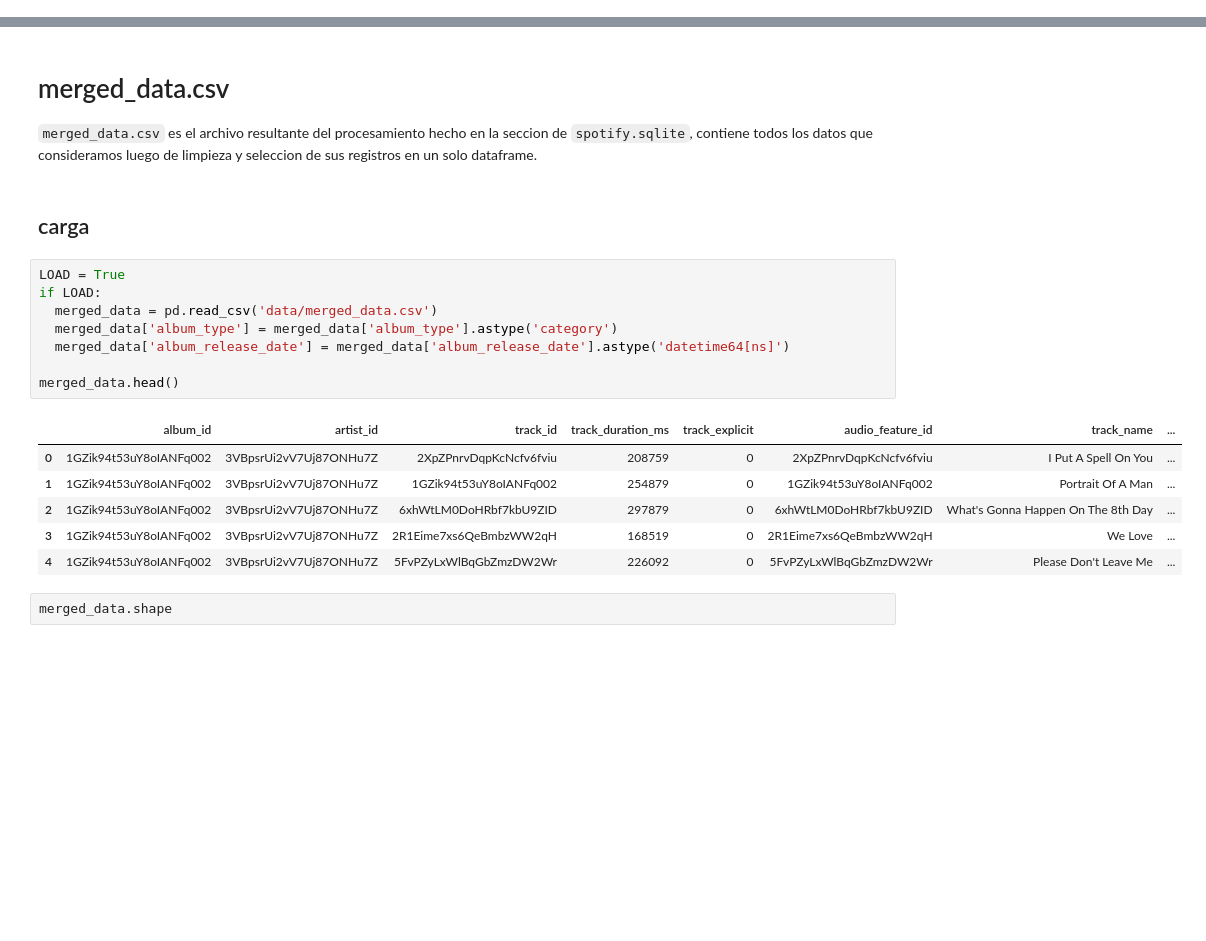
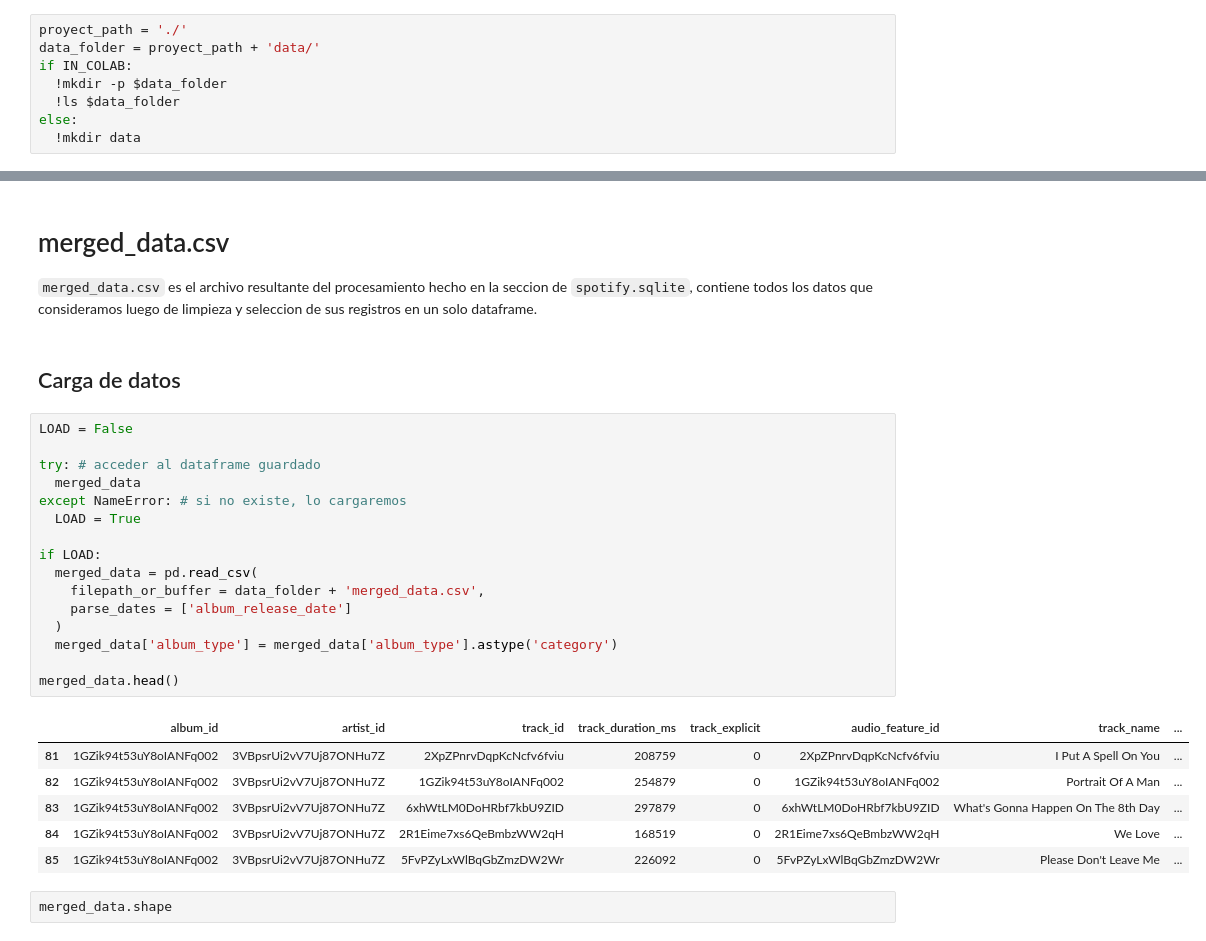
Before and after one commit to DamnXitri/spotify-data-mining, a Jupyter notebook: proyecto.ipynb, the cells around one changed output, grey strips where cells are left out. Cells and saved outputs as stored; diff of their text form; blank space fills up the shorter version.

```diff
--- a/proyecto.ipynb
+++ b/proyecto.ipynb
@@ -18,0 +40,8 @@ pd.set_option('display.float_format', lambda x: '%.4f' % x)
+# %%
+proyect_path = './'
+data_folder = proyect_path + 'data/'
+if IN_COLAB:
+  !mkdir -p $data_folder
+  !ls $data_folder
+else:
+  !mkdir data
@@ -792,23 +978,31 @@ if SAVE:
 # merged_data.csv
 
 `merged_data.csv` es el archivo resultante del procesamiento hecho en la seccion de `spotify.sqlite`, contiene todos los datos que consideramos luego de limpieza y seleccion de sus registros en un solo dataframe.
-# %% [markdown]
-## carga
+# %% [markdown]
+## Carga de datos
 # %%
-LOAD = True
+LOAD = False
+
+try: # acceder al dataframe guardado
+  merged_data
+except NameError: # si no existe, lo cargaremos
+  LOAD = True
+
 if LOAD:
-  merged_data = pd.read_csv('data/merged_data.csv')
+  merged_data = pd.read_csv(
+    filepath_or_buffer = data_folder + 'merged_data.csv',
+    parse_dates = ['album_release_date']
+  )
   merged_data['album_type'] = merged_data['album_type'].astype('category')
-  merged_data['album_release_date'] = merged_data['album_release_date'].astype('datetime64[ns]')
 
 merged_data.head()
 # %% [output]
 |  | album_id | artist_id | track_id | track_duration_ms | track_explicit | audio_feature_id | track_name | ... |
-| 0 | 1GZik94t53uY8oIANFq002 | 3VBpsrUi2vV7Uj87ONHu7Z | 2XpZPnrvDqpKcNcfv6fviu | 208759 | 0 | 2XpZPnrvDqpKcNcfv6fviu | I Put A Spell On You | ... |
-| 1 | 1GZik94t53uY8oIANFq002 | 3VBpsrUi2vV7Uj87ONHu7Z | 1GZik94t53uY8oIANFq002 | 254879 | 0 | 1GZik94t53uY8oIANFq002 | Portrait Of A Man | ... |
-| 2 | 1GZik94t53uY8oIANFq002 | 3VBpsrUi2vV7Uj87ONHu7Z | 6xhWtLM0DoHRbf7kbU9ZID | 297879 | 0 | 6xhWtLM0DoHRbf7kbU9ZID | What's Gonna Happen On The 8th Day | ... |
-| 3 | 1GZik94t53uY8oIANFq002 | 3VBpsrUi2vV7Uj87ONHu7Z | 2R1Eime7xs6QeBmbzWW2qH | 168519 | 0 | 2R1Eime7xs6QeBmbzWW2qH | We Love | ... |
-| 4 | 1GZik94t53uY8oIANFq002 | 3VBpsrUi2vV7Uj87ONHu7Z | 5FvPZyLxWlBqGbZmzDW2Wr | 226092 | 0 | 5FvPZyLxWlBqGbZmzDW2Wr | Please Don't Leave Me | ... |
+| 81 | 1GZik94t53uY8oIANFq002 | 3VBpsrUi2vV7Uj87ONHu7Z | 2XpZPnrvDqpKcNcfv6fviu | 208759 | 0 | 2XpZPnrvDqpKcNcfv6fviu | I Put A Spell On You | ... |
+| 82 | 1GZik94t53uY8oIANFq002 | 3VBpsrUi2vV7Uj87ONHu7Z | 1GZik94t53uY8oIANFq002 | 254879 | 0 | 1GZik94t53uY8oIANFq002 | Portrait Of A Man | ... |
+| 83 | 1GZik94t53uY8oIANFq002 | 3VBpsrUi2vV7Uj87ONHu7Z | 6xhWtLM0DoHRbf7kbU9ZID | 297879 | 0 | 6xhWtLM0DoHRbf7kbU9ZID | What's Gonna Happen On The 8th Day | ... |
+| 84 | 1GZik94t53uY8oIANFq002 | 3VBpsrUi2vV7Uj87ONHu7Z | 2R1Eime7xs6QeBmbzWW2qH | 168519 | 0 | 2R1Eime7xs6QeBmbzWW2qH | We Love | ... |
+| 85 | 1GZik94t53uY8oIANFq002 | 3VBpsrUi2vV7Uj87ONHu7Z | 5FvPZyLxWlBqGbZmzDW2Wr | 226092 | 0 | 5FvPZyLxWlBqGbZmzDW2Wr | Please Don't Leave Me | ... |
 # %%
 merged_data.shape
 # %% [output]
```
Also changed, not shown: parts of 150 cells of this notebook, 2 other files.
